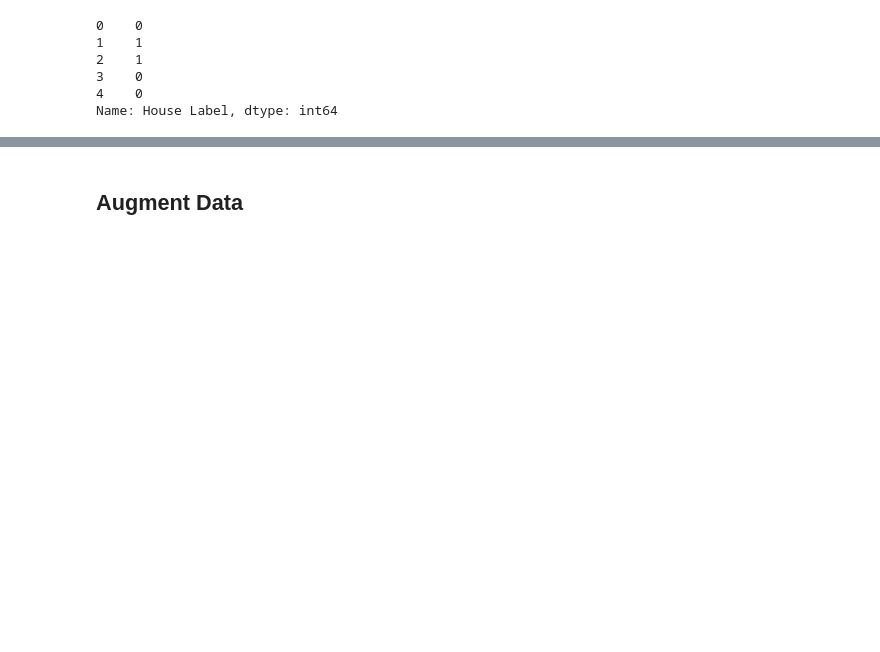
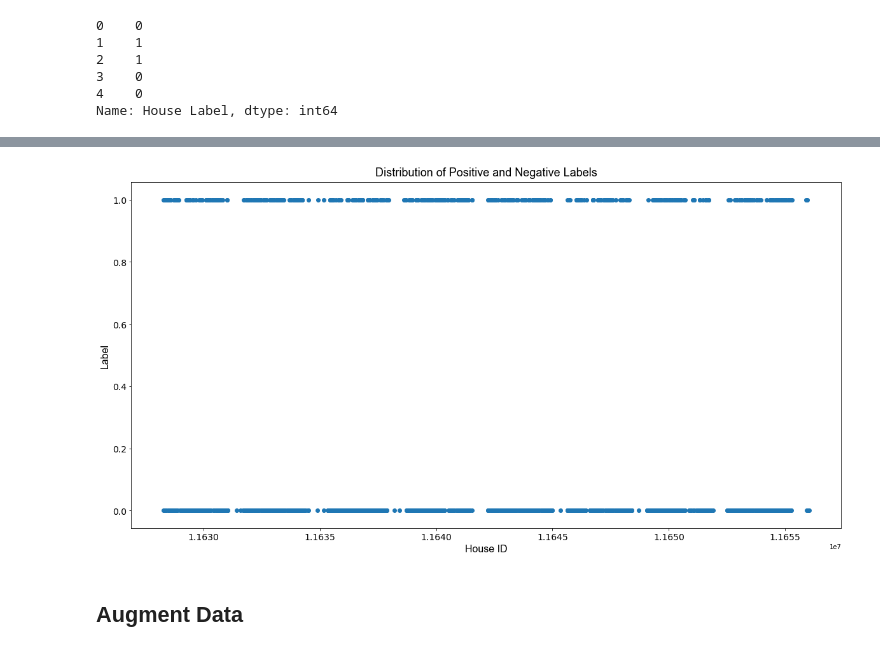
Before and after one commit to torenunez/udacity-mlnd-capstone, a Jupyter notebook: ev_capstone.ipynb, the cells around one changed output, grey strips where cells are left out. Drawn from its saved outputs; the diff is of its cells as text; code cells hidden in the pictures; blank space fills up the shorter version.

```diff
--- a/ev_capstone.ipynb
+++ b/ev_capstone.ipynb
@@ -244,3 +255,7 @@ display(y_house.head())
 3    0
 4    0
 Name: House Label, dtype: int64
+# %%
+# inspect for patterns at the house level
+house_id_label = pd.concat([X_house['House ID'], y_house], axis=1)
+display(house_id_label.head())
@@ -247,3 +269,14 @@ Name: House Label, dtype: int64
+# %%
+plt.figure(figsize=(20,10))
+plt.scatter(x=house_id_label['House ID'], y=house_id_label['House Label'])
+plt.xlabel('House ID', **axis_font)
+plt.ylabel('Label', **axis_font)
+plt.title("Distribution of Positive and Negative Labels", **title_font)
+plt.tick_params(axis='both', which='major', labelsize=14)
+plt.tick_params(axis='both', which='minor', labelsize=12)
+plt.show()
+# %% [output]
+[figure, added]
 # %%
 X_train_house, X_valid_house, y_train_house, y_valid_house = train_test_split(X_house,
                                                                             y_house,
```
Also changed, not shown: parts of 6 cells of this notebook, 2 other files.
